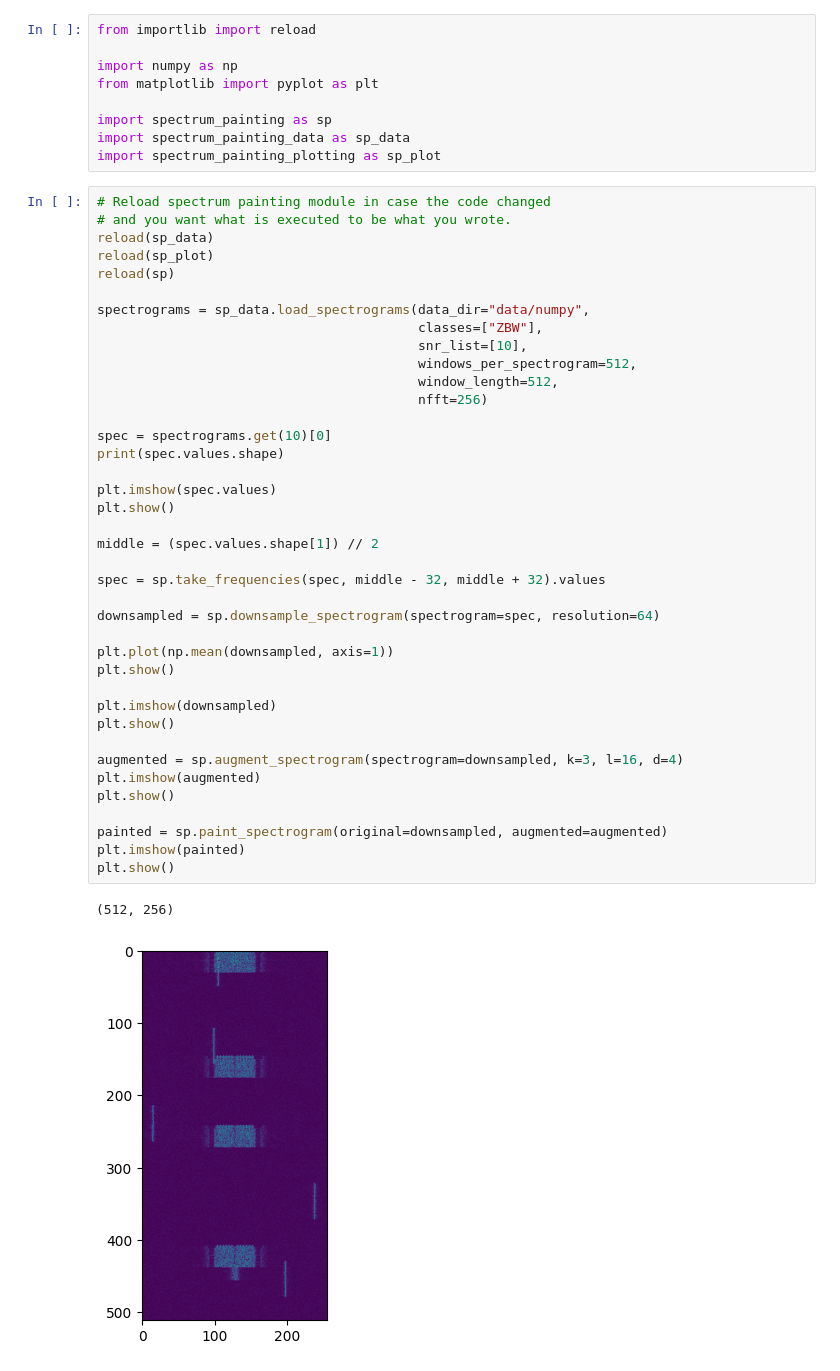
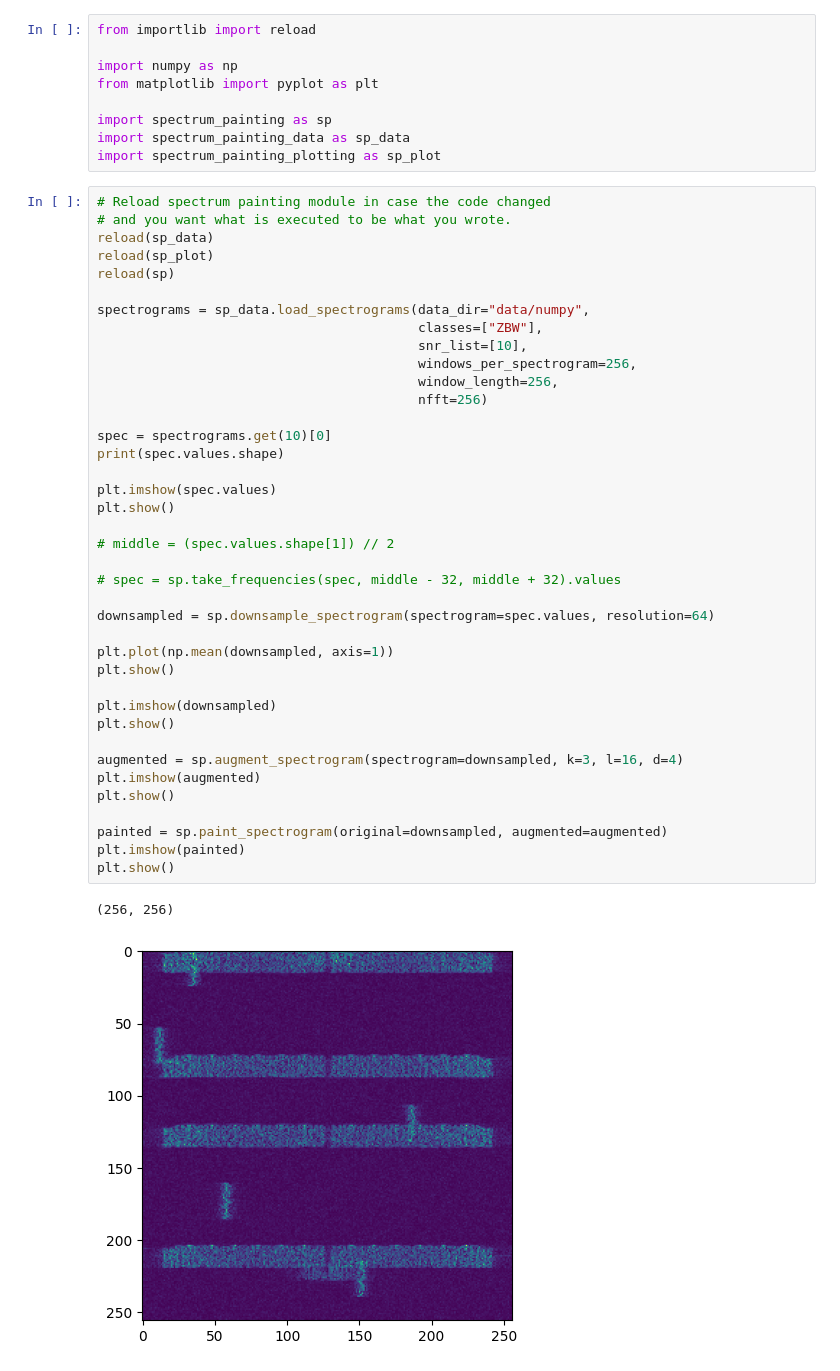
Before and after one commit to sds100/TinyMLSpectrumSensing, a Jupyter notebook: training/notebook_playground.ipynb, the cells around one changed output. Drawn from its saved outputs; the diff is of its cells as text.

```diff
--- a/training/notebook_playground.ipynb
+++ b/training/notebook_playground.ipynb
@@ -15,37 +15,37 @@ reload(sp_plot)
 reload(sp)
 
 spectrograms = sp_data.load_spectrograms(data_dir="data/numpy",
                                          classes=["ZBW"],
                                          snr_list=[10],
-                                         windows_per_spectrogram=512,
-                                         window_length=512,
+                                         windows_per_spectrogram=256,
+                                         window_length=256,
                                          nfft=256)
 
 spec = spectrograms.get(10)[0]
 print(spec.values.shape)
 
 plt.imshow(spec.values)
 plt.show()
 
-middle = (spec.values.shape[1]) // 2
+# middle = (spec.values.shape[1]) // 2
 
-spec = sp.take_frequencies(spec, middle - 32, middle + 32).values
+# spec = sp.take_frequencies(spec, middle - 32, middle + 32).values
 
-downsampled = sp.downsample_spectrogram(spectrogram=spec, resolution=64)
+downsampled = sp.downsample_spectrogram(spectrogram=spec.values, resolution=64)
 
 plt.plot(np.mean(downsampled, axis=1))
 plt.show()
 
 plt.imshow(downsampled)
 plt.show()
 
 augmented = sp.augment_spectrogram(spectrogram=downsampled, k=3, l=16, d=4)
 plt.imshow(augmented)
 plt.show()
 
 painted = sp.paint_spectrogram(original=downsampled, augmented=augmented)
 plt.imshow(painted)
 plt.show()
 # %% [output]
-(512, 256)
+(256, 256)
-[figure, old version]
+[figure, new version]
```
Also changed, not shown: parts of 1 cell of this notebook, 11 other files.
